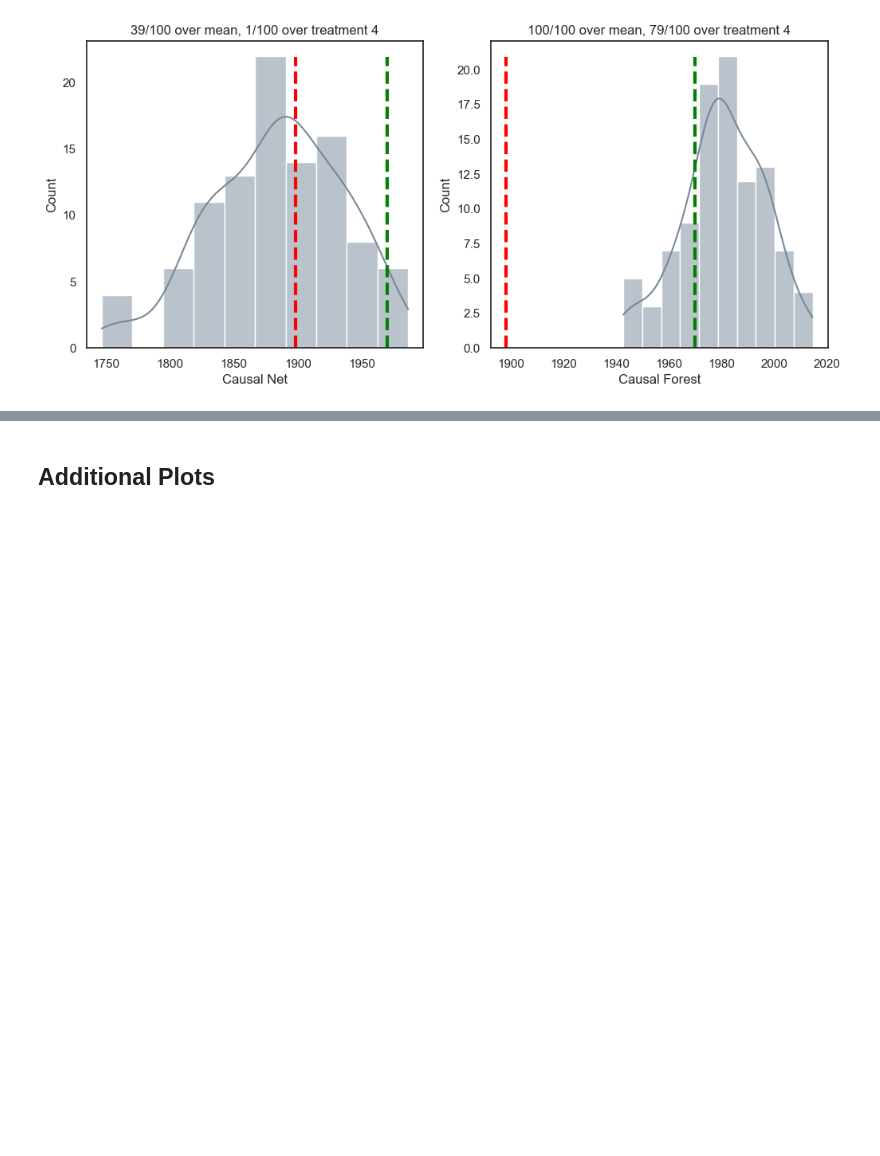
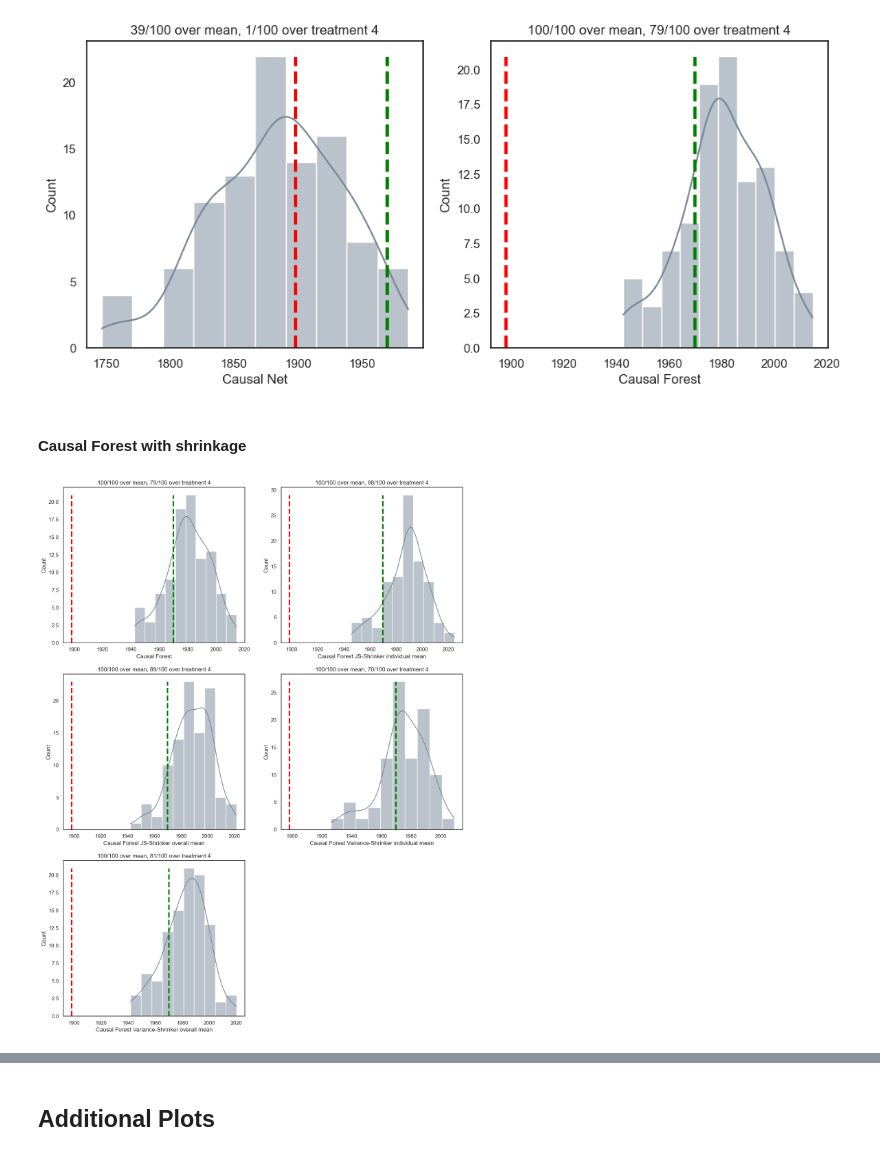
Before and after one commit to klaushajdaraj/ml-treatment-effects, a Jupyter notebook: Analytics.ipynb, the cells around one changed output, grey strips where cells are left out. Saved outputs shown, nothing was run; the diff lists cells and outputs as text; code cells hidden in the pictures; blank space fills up the shorter version.

Commit message:
Added shrinkage results

```diff
--- a/Analytics.ipynb
+++ b/Analytics.ipynb
@@ -113,3 +181,21 @@ for column in df_y.columns[::5][:-1]:
 fig.show()
 # %% [output]
 [figure]
+# %% [markdown]
+#### Causal Forest with shrinkage
+# %%
+I, J = (3,2)
+fig, ax =plt.subplots(I,J, figsize=(15, 20))
+i = 0
+j = 0
+for column in df_y.columns[5:10]:
+    makeplot(df_y[column], ax=ax[i][j])
+    if j<J-1:
+        j+=1
+    else:
+        i+=1
+        j=0
+fig.delaxes(ax[2][1])
+fig.show()
+# %% [output]
+[figure, added]
```
Also changed, not shown: parts of 23 cells of this notebook.
